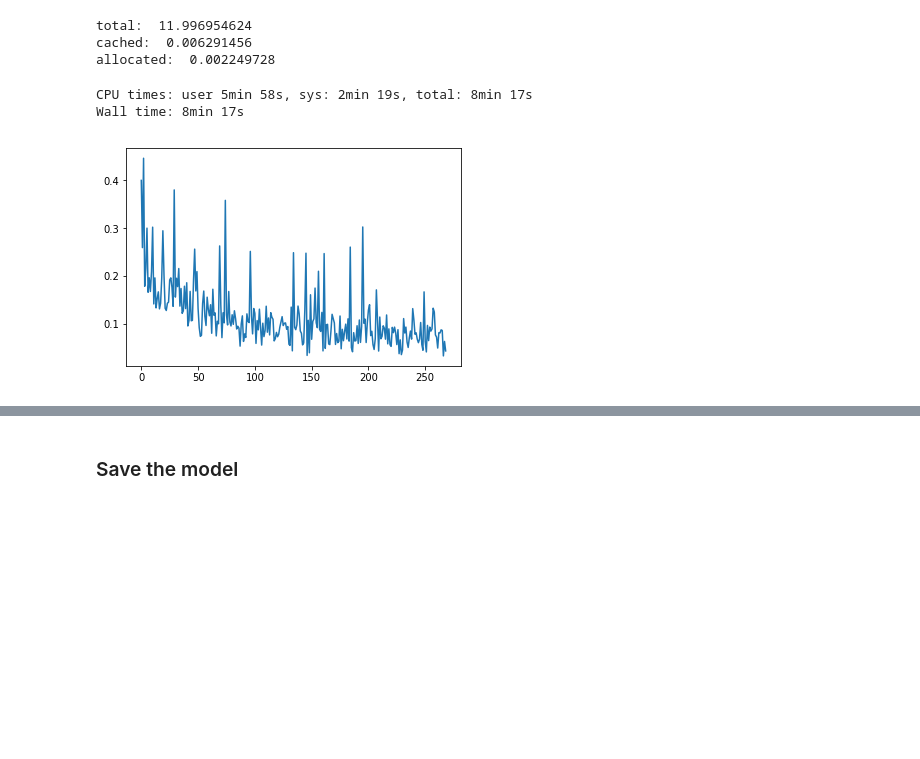
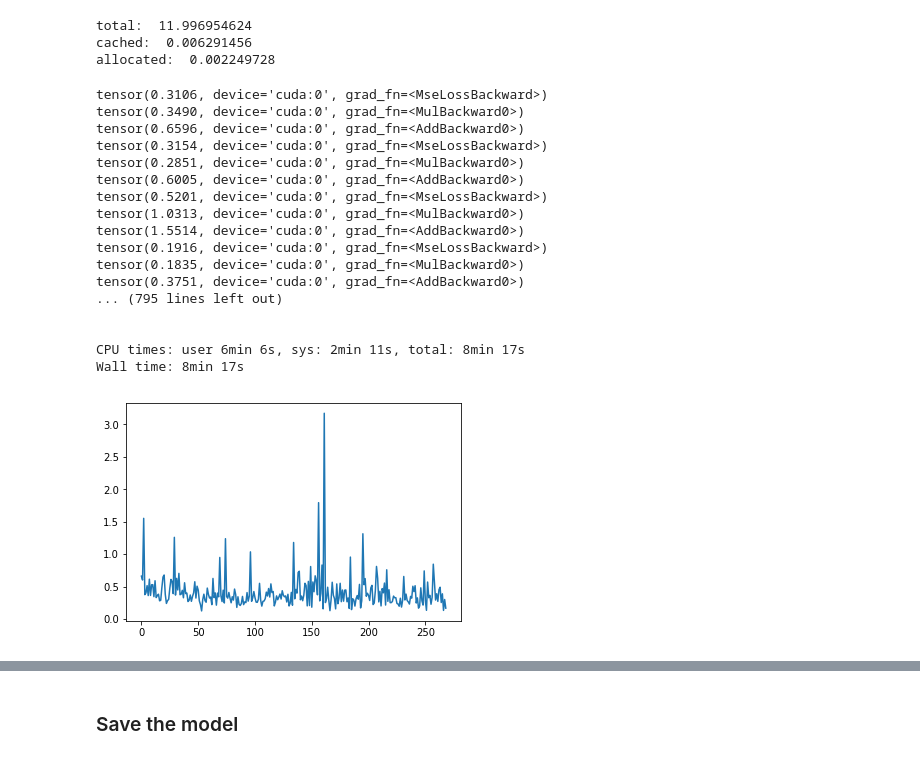
Before and after one commit to akarshkumar0101/DSProject, a Jupyter notebook: speech_noise_separation.ipynb, the cells around one changed output, grey strips where cells are left out. Cells and saved outputs as stored; diff of their text form; code cells hidden in the pictures; blank space fills up the shorter version.

Commit message:
phase 2 started with noise weighted mse loss

```diff
--- a/speech_noise_separation.ipynb
+++ b/speech_noise_separation.ipynb
@@ -113,6 +113,17 @@ bce = nn.BCELoss()
 def generator_loss_function_base(Y_batch_pred, Y_batch):
     # normal MSE loss for now
     return mse(Y_batch_pred, Y_batch)
+
+def generator_loss_function_base_weighted_mse(Y_batch_pred, Y_batch, X_batch):
+    # normal MSE loss for now
+    noise = X_batch-Y_batch
+
+    loss1 = mse(Y_batch_pred, Y_batch)
+    loss2 = 2 * torch.mean(((Y_batch_pred-Y_batch)**2) * torch.abs(noise))
+    print(loss1)
+    print(loss2)
+    print(loss1+loss2)
+    return loss1+loss2
 # %%
 X_test, Y_test = audiossds_test[:]
 X_test, Y_test = audionnio.audio_to_nn_input(X_test), audionnio.audio_to_nn_output(Y_test)
@@ -165,36 +180,51 @@ num_epochs = 1
 batch_size = 10
 opt = torch.optim.Adam(model_g.parameters(), lr=0.001)
 
 losses = []
 epoch_pbar = tqdm(range(num_epochs), desc='Epochs')
 
 model_g = model_g.train()
 for epoch_idx in epoch_pbar:
     all_batch_indices = util.get_batch_indices(np.arange(len(audiossds_train)), batch_size)
     batch_pbar = tqdm(all_batch_indices, desc=f'Epoch {epoch_idx} Batches')
     for batch_idxs in batch_pbar:
         X_batch, Y_batch = audiossds_train[batch_idxs]
         X_batch, Y_batch = audionnio.audio_to_nn_input(X_batch), audionnio.audio_to_nn_output(Y_batch)
         X_batch, Y_batch = util.to_torch(X_batch, Y_batch, device=device, dtype=dtype)
 
         opt.zero_grad()
         Y_batch_pred = model_g(X_batch)
-        loss = generator_loss_function_base(Y_batch_pred, Y_batch)
+        loss = generator_loss_function_base_weighted_mse(Y_batch_pred, Y_batch, X_batch)
         loss.backward()
         opt.step()
 
         loss = loss.item()
         losses.append(loss)
         batch_pbar.set_postfix({'Loss':loss})
 model_g = model_g.eval()
 
 plt.plot(np.arange(len(losses)), losses)
 
 del X_batch, Y_batch, Y_batch_pred, loss, losses
 # %% [output]
-CPU times: user 5min 58s, sys: 2min 19s, total: 8min 17s
+tensor(0.3106, device='cuda:0', grad_fn=<MseLossBackward>)
+tensor(0.3490, device='cuda:0', grad_fn=<MulBackward0>)
+tensor(0.6596, device='cuda:0', grad_fn=<AddBackward0>)
+tensor(0.3154, device='cuda:0', grad_fn=<MseLossBackward>)
+tensor(0.2851, device='cuda:0', grad_fn=<MulBackward0>)
+tensor(0.6005, device='cuda:0', grad_fn=<AddBackward0>)
+tensor(0.5201, device='cuda:0', grad_fn=<MseLossBackward>)
+tensor(1.0313, device='cuda:0', grad_fn=<MulBackward0>)
+tensor(1.5514, device='cuda:0', grad_fn=<AddBackward0>)
+tensor(0.1916, device='cuda:0', grad_fn=<MseLossBackward>)
+tensor(0.1835, device='cuda:0', grad_fn=<MulBackward0>)
+tensor(0.3751, device='cuda:0', grad_fn=<AddBackward0>)
+... (795 lines left out)
+
+
+CPU times: user 6min 6s, sys: 2min 11s, total: 8min 17s
 Wall time: 8min 17s
-[figure, old version]
+[figure, new version]
 # %%
 util.clear_mem(True)
 # %% [output]
```
Also changed, not shown: parts of 5 cells of this notebook.
